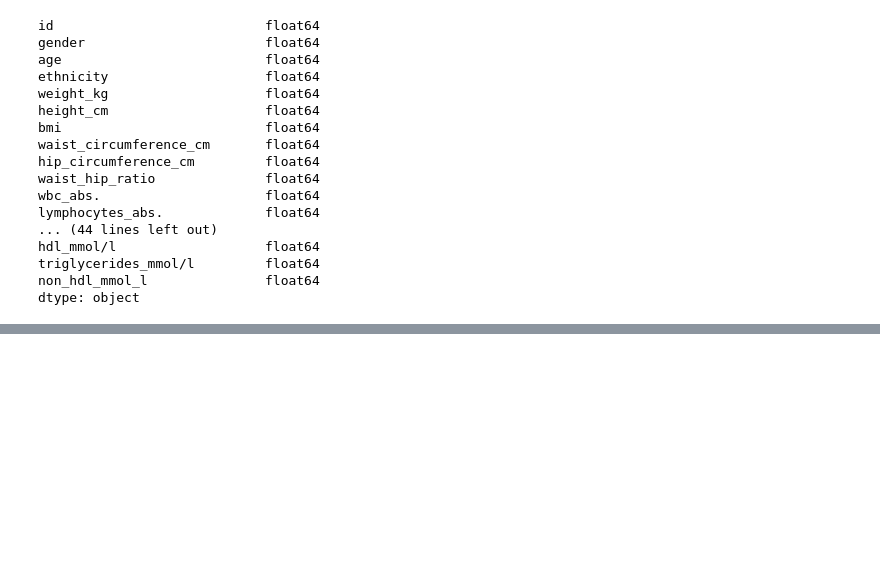
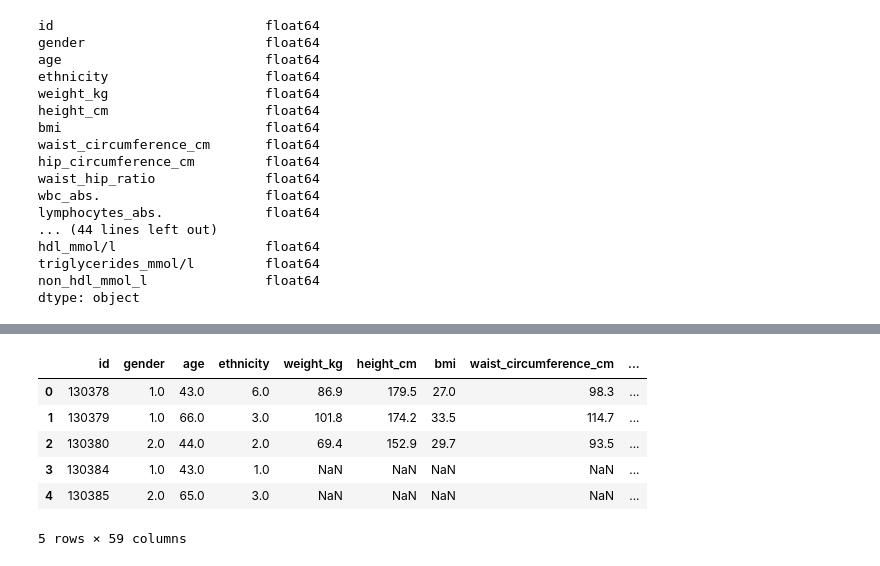
Before and after one commit to gerobach/FinalProject, a Jupyter notebook: notebooks/02_EDA_data_clean.ipynb, the cells around one changed output, grey strips where cells are left out. Drawn from its saved outputs; the diff is of its cells as text; code cells hidden in the pictures; blank space fills up the shorter version.

```diff
--- a/notebooks/02_EDA_data_clean.ipynb
+++ b/notebooks/02_EDA_data_clean.ipynb
@@ -330,0 +351,10 @@ df.columns = (
+# %%
+df.head()
+# %% [output]
+|  | id | gender | age | ethnicity | weight_kg | height_cm | bmi | waist_circumference_cm | ... |
+| 0 | 130378 | 1.0 | 43.0 | 6.0 | 86.9 | 179.5 | 27.0 | 98.3 | ... |
+| 1 | 130379 | 1.0 | 66.0 | 3.0 | 101.8 | 174.2 | 33.5 | 114.7 | ... |
+| 2 | 130380 | 2.0 | 44.0 | 2.0 | 69.4 | 152.9 | 29.7 | 93.5 | ... |
+| 3 | 130384 | 1.0 | 43.0 | 1.0 | NaN | NaN | NaN | NaN | ... |
+| 4 | 130385 | 2.0 | 65.0 | 3.0 | NaN | NaN | NaN | NaN | ... |
+5 rows × 59 columns
```
Also changed, not shown: parts of 1 cell of this notebook, 1 other file.
